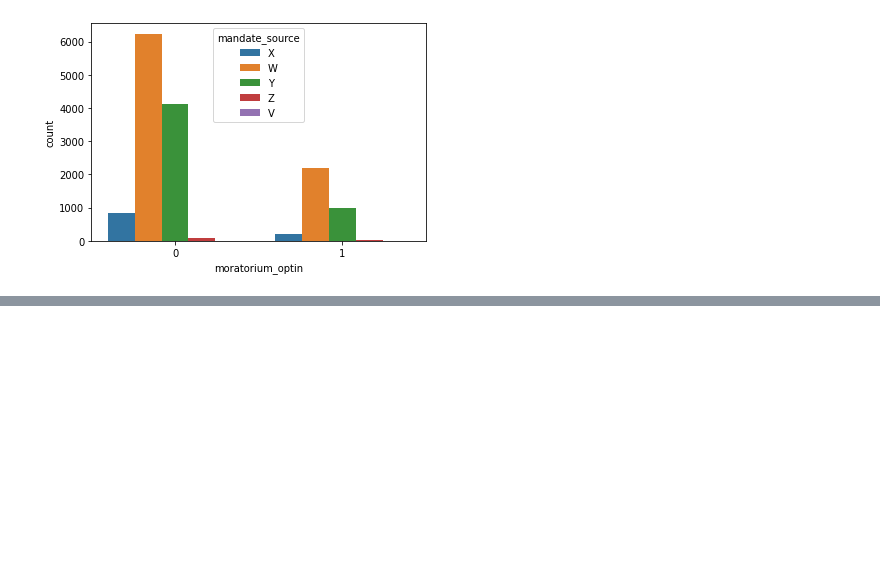
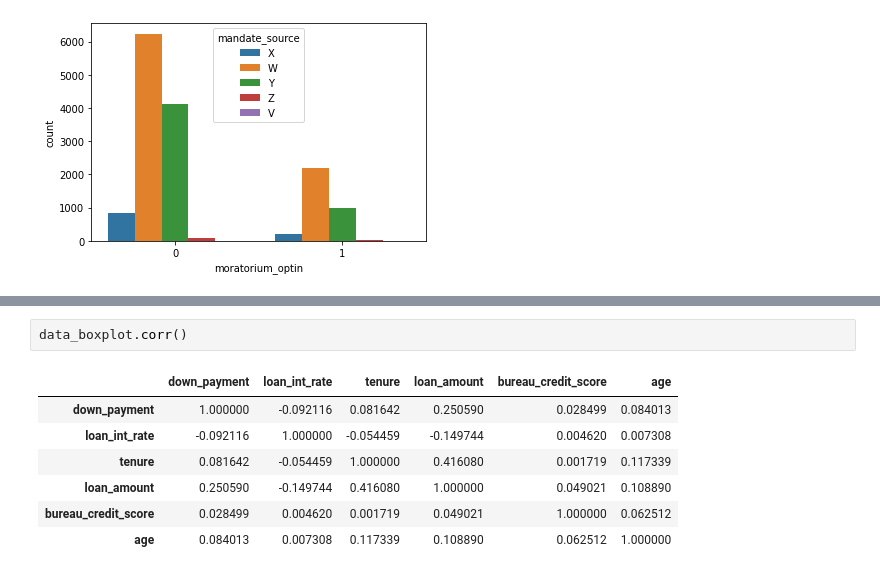
Before and after one commit to Avanish023/Machine-learning-data--science, a Jupyter notebook: lbinaryclassification.ipynb, the cells around one changed output, grey strips where cells are left out. Cells and saved outputs as stored; diff of their text form; blank space fills up the shorter version.

```diff
--- a/lbinaryclassification.ipynb
+++ b/lbinaryclassification.ipynb
@@ -212,0 +240,10 @@ pt
+# %%
+data_boxplot.corr()
+# %% [output]
+|  | down_payment | loan_int_rate | tenure | loan_amount | bureau_credit_score | age |
+| down_payment | 1.000000 | -0.092116 | 0.081642 | 0.250590 | 0.028499 | 0.084013 |
+| loan_int_rate | -0.092116 | 1.000000 | -0.054459 | -0.149744 | 0.004620 | 0.007308 |
+| tenure | 0.081642 | -0.054459 | 1.000000 | 0.416080 | 0.001719 | 0.117339 |
+| loan_amount | 0.250590 | -0.149744 | 0.416080 | 1.000000 | 0.049021 | 0.108890 |
+| bureau_credit_score | 0.028499 | 0.004620 | 0.001719 | 0.049021 | 1.000000 | 0.062512 |
+| age | 0.084013 | 0.007308 | 0.117339 | 0.108890 | 0.062512 | 1.000000 |
```
Also changed, not shown: parts of 9 cells of this notebook.
